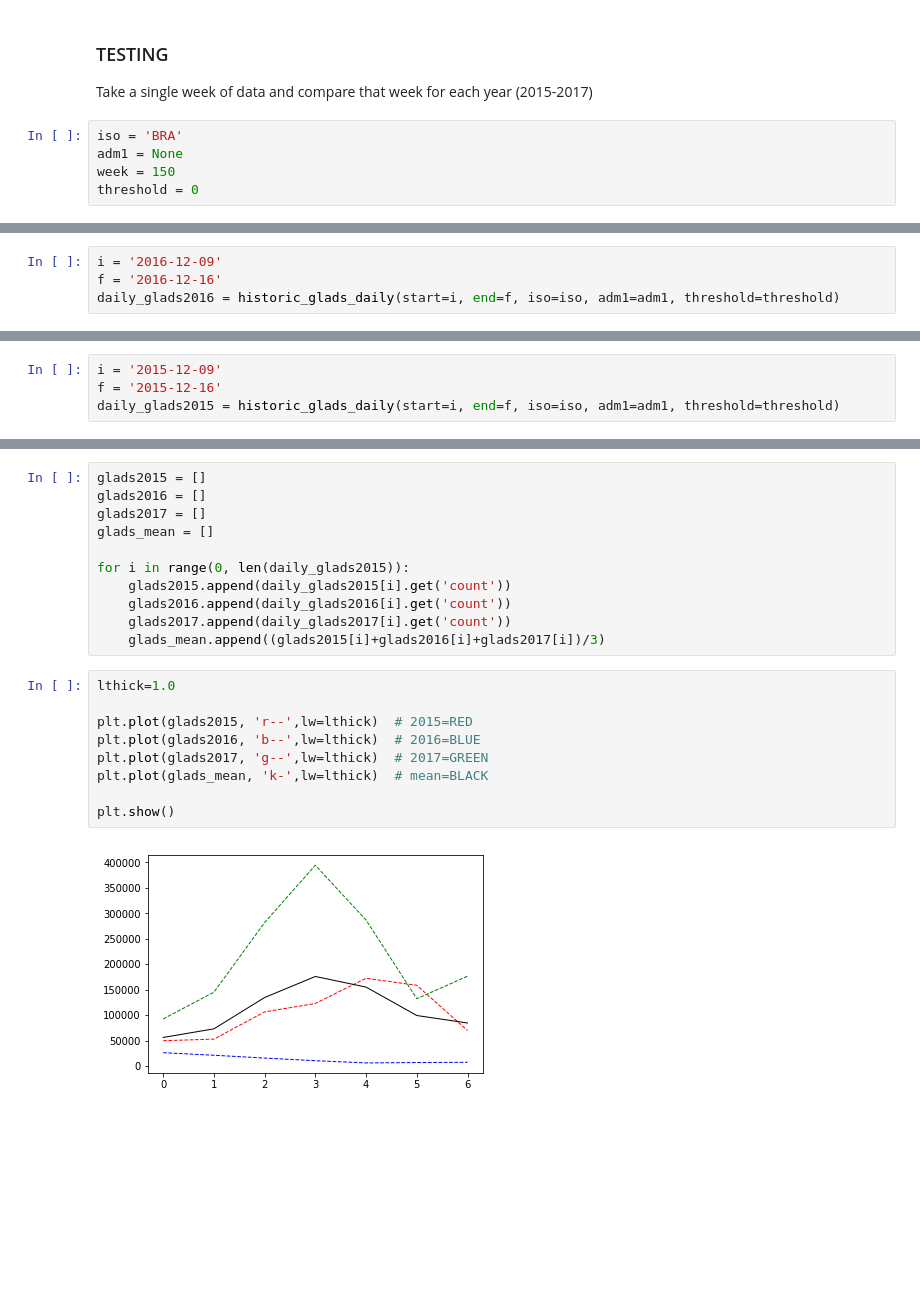
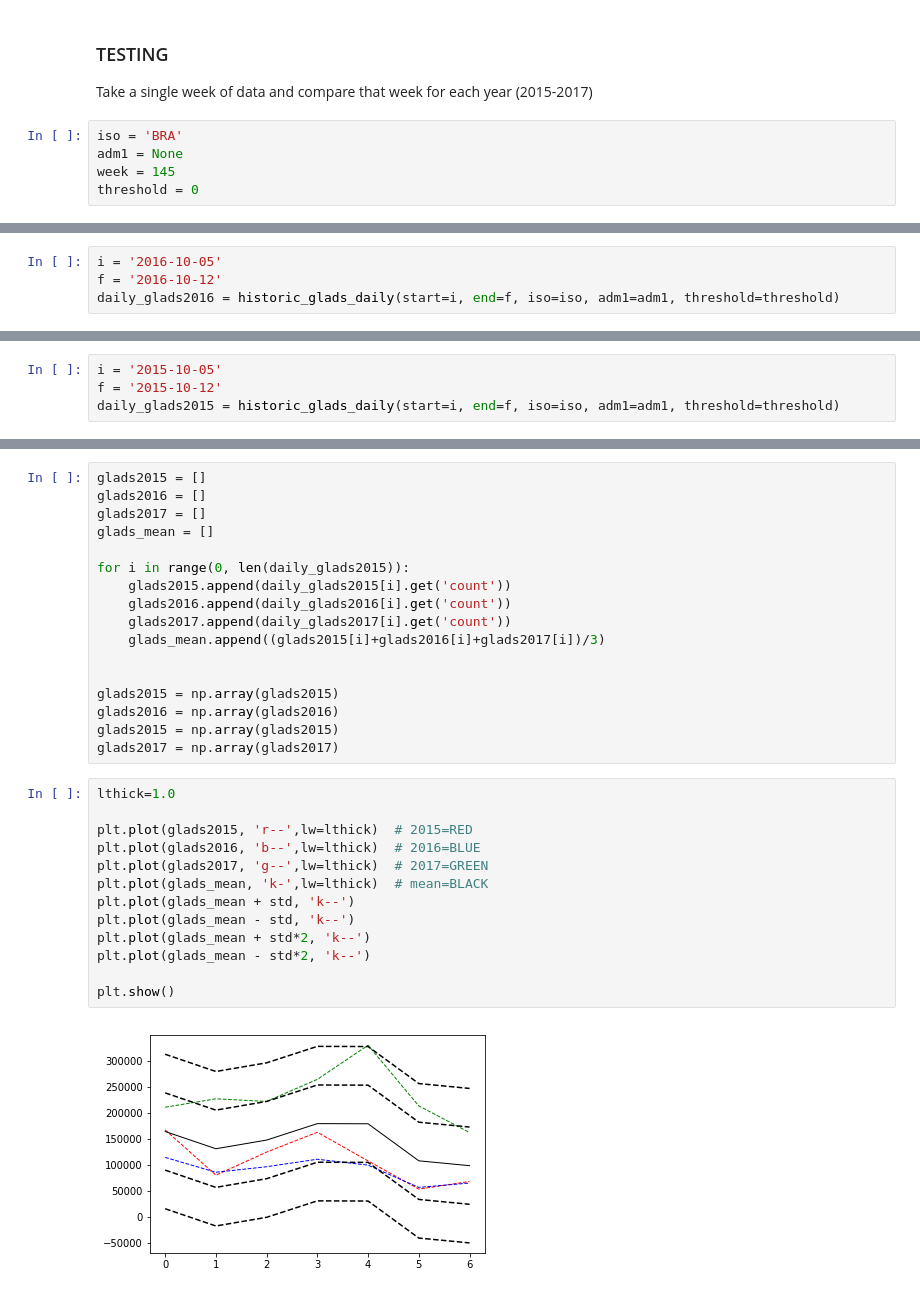
Before and after one commit to Vizzuality/gfw_nbks, a Jupyter notebook: Alerts_widgets_GLADS.ipynb, the cells around one changed output, grey strips where cells are left out. Drawn from its saved outputs; the diff is of its cells as text; blank space fills up the shorter version.

```diff
--- a/Alerts_widgets_GLADS.ipynb
+++ b/Alerts_widgets_GLADS.ipynb
@@ -625,7 +634,7 @@ Take a single week of data and compare that week for each year (2015-2017)
 # %%
 iso = 'BRA'
 adm1 = None
-week = 150
+week = 145
 threshold = 0
 # %%
 i = historic_data[week-1].get('start_date')
@@ -643,6 +652,6 @@ Collecting daily GLADS data for all of BRA at 0% tree canopy.
 # %%
-i = '2016-12-09'
-f = '2016-12-16'
+i = '2016-10-05'
+f = '2016-10-12'
 daily_glads2016 = historic_glads_daily(start=i, end=f, iso=iso, adm1=adm1, threshold=threshold)
 # %% [output]
 Collecting daily GLADS data for all of BRA at 0% tree canopy.
@@ -656,6 +665,6 @@ Collecting daily GLADS data for all of BRA at 0% tree canopy.
 # %%
-i = '2015-12-09'
-f = '2015-12-16'
+i = '2015-10-05'
+f = '2015-10-12'
 daily_glads2015 = historic_glads_daily(start=i, end=f, iso=iso, adm1=adm1, threshold=threshold)
 # %% [output]
 Collecting daily GLADS data for all of BRA at 0% tree canopy.
@@ -677,14 +686,24 @@ for i in range(0, len(daily_glads2015)):
     glads2016.append(daily_glads2016[i].get('count'))
     glads2017.append(daily_glads2017[i].get('count'))
     glads_mean.append((glads2015[i]+glads2016[i]+glads2017[i])/3)
+
+
+glads2015 = np.array(glads2015)
+glads2016 = np.array(glads2016)
+glads2015 = np.array(glads2015)
+glads2017 = np.array(glads2017)
 # %%
 lthick=1.0
 
 plt.plot(glads2015, 'r--',lw=lthick)  # 2015=RED
 plt.plot(glads2016, 'b--',lw=lthick)  # 2016=BLUE
 plt.plot(glads2017, 'g--',lw=lthick)  # 2017=GREEN
 plt.plot(glads_mean, 'k-',lw=lthick)  # mean=BLACK
+plt.plot(glads_mean + std, 'k--')
+plt.plot(glads_mean - std, 'k--')
+plt.plot(glads_mean + std*2, 'k--')
+plt.plot(glads_mean - std*2, 'k--')
 
 plt.show()
 # %% [output]
-[figure, old version]
+[figure, new version]
```
Also changed, not shown: parts of 46 cells of this notebook.
